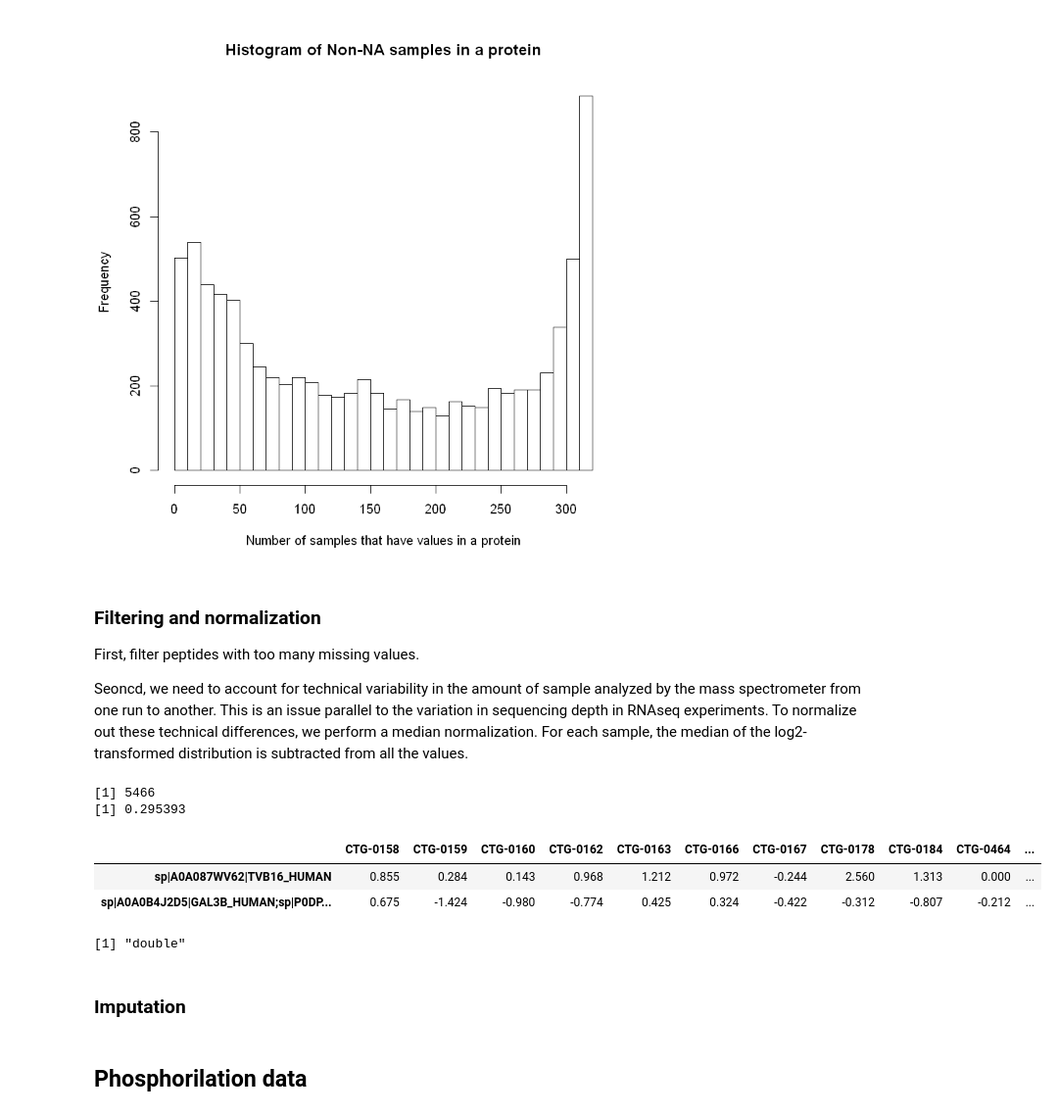
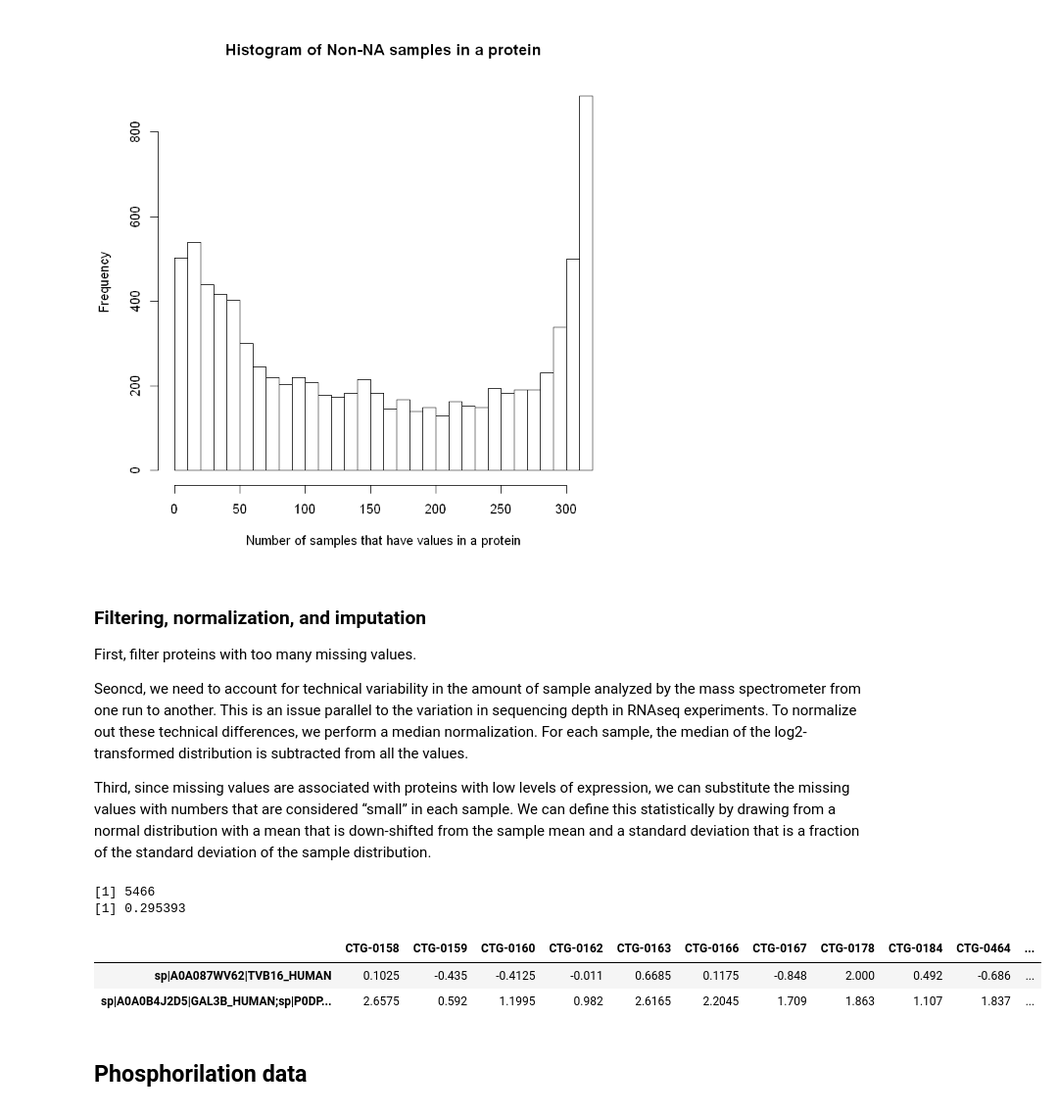
Before and after one commit to liorbey/lumin-workstation-materials, a Jupyter notebook: proteomics_data.ipynb, the cells around one changed output. Shown at 98% size. Saved outputs shown, nothing was run; the diff lists cells and outputs as text; code cells hidden in the pictures.

Commit message:
Impute data in proteomics_data.ipynb

```diff
--- a/proteomics_data.ipynb
+++ b/proteomics_data.ipynb
@@ -155,39 +156,61 @@ hist(rowSums(!is.na(int_mtx)), breaks = 30,
 #      main = "Histogram of Non-NA proteins in a sample",
 #      xlab = "Number of proteins that have values in a sample")
 # %% [markdown]
-### Filtering and normalization
+### Filtering, normalization, and imputation
 
-First, filter peptides with too many missing values.
+First, filter proteins with too many missing values.
 
 Seoncd, we need to account for technical variability in the amount of sample analyzed by the mass spectrometer from one run to another. This is an issue parallel to the variation in sequencing depth in RNAseq experiments. To normalize out these technical differences, we perform a median normalization. For each sample, the median of the log2-transformed distribution is subtracted from all the values.
+
+Third, since missing values are associated with proteins with low levels of expression, we can substitute the missing values with numbers that are considered “small” in each sample. We can define this statistically by drawing from a normal distribution with a mean that is down-shifted from the sample mean and a standard deviation that is a fraction of the standard deviation of the sample distribution.
 # %%
 # # This plot is to check if the data are currently median centered
 # boxplot(int_mtx, las=2)
 # %%
-# Keep the peptide that were at least observed N_miss times
+# Keep the proteins that were at least observed N_miss times
 N_miss <- 80
 int_norm <- int_mtx[rowSums(!is.na(int_mtx)) > N_miss,]
 print(nrow(int_norm))
 # proportion of missing values
 print(sum(is.na(int_norm))/(dim(int_norm)[1] * dim(int_norm)[2]))
 # # Bring the proprotion of missing values to below 30%
 
-# Normalization
-# subtract each value in a row with its respective row median
-int_norm <- sweep(int_norm, 1, apply(int_norm, 1, function(x){median(x, na.rm = TRUE)}), '-')
+# Normalization to conteract the different median between samples
+# subtract each value in a col with its respective col median
+int_norm <- sweep(int_norm, 2, apply(int_norm, 2, function(x){median(x, na.rm = TRUE)}), '-')
+
+# hist(unlist(int_norm), breaks = 30, col = "blue",
+#                   main = "Histogram of protein intensity",
+#                   xlab = "Intensity")
+
+# Imputation
+width <- 0.3
+downshift <- 1.8 # assume missing values (small values) are outside 90% of the values in a normal distribution
+# shrink sd width
+temp_sd <- width * apply(int_norm, 2, function(x){sd(x, na.rm = TRUE)})
+# shift mean of imputed values
+temp_mean <- apply(int_norm, 2,
+                   function(x){mean(x, na.rm = TRUE)}) - downshift * apply(int_norm, 2,
+                                                                           function(x){sd(x, na.rm = TRUE)})
+set.seed(1)  # set seed for rnorm()
+for (i in 1:(dim(int_norm)[2])) {
+    temp <- int_norm[, i]
+    int_norm[, i][is.na(temp)] <- rnorm(sum(is.na(temp)),
+                                             mean = temp_mean[i],
+                                             sd = temp_sd[i])
+}
 head(int_norm, 2)
+
+# hist(unlist(int_norm), breaks = 30, col = alpha("green", 0.5), add = TRUE)
+# legend('right', c('Normalized', 'Imputed'), fill = c("blue", alpha("green", 0.5)))
+
+# The imputed has both the normalized and the new imputed values
 # %% [output]
 [1] 5466
 [1] 0.295393
 |  | CTG-0158 | CTG-0159 | CTG-0160 | CTG-0162 | CTG-0163 | CTG-0166 | CTG-0167 | CTG-0178 | CTG-0184 | CTG-0464 | ... |
-| sp|A0A087WV62|TVB16_HUMAN | 0.855 | 0.284 | 0.143 | 0.968 | 1.212 | 0.972 | -0.244 | 2.560 | 1.313 | 0.000 | ... |
-| sp|A0A0B4J2D5|GAL3B_HUMAN;sp|P0DP... | 0.675 | -1.424 | -0.980 | -0.774 | 0.425 | 0.324 | -0.422 | -0.312 | -0.807 | -0.212 | ... |
+| sp|A0A087WV62|TVB16_HUMAN | 0.1025 | -0.435 | -0.4125 | -0.011 | 0.6685 | 0.1175 | -0.848 | 2.000 | 0.492 | -0.686 | ... |
+| sp|A0A0B4J2D5|GAL3B_HUMAN;sp|P0DP... | 2.6575 | 0.592 | 1.1995 | 0.982 | 2.6165 | 2.2045 | 1.709 | 1.863 | 1.107 | 1.837 | ... |
-# %%
-typeof(int_norm[2, 2])
-# %% [output]
-[1] "double"
-# %% [markdown]
-### Imputation
 # %% [markdown]
 ## Phosphorilation data
 # %%
```
Also changed, not shown: parts of 3 cells of this notebook.
